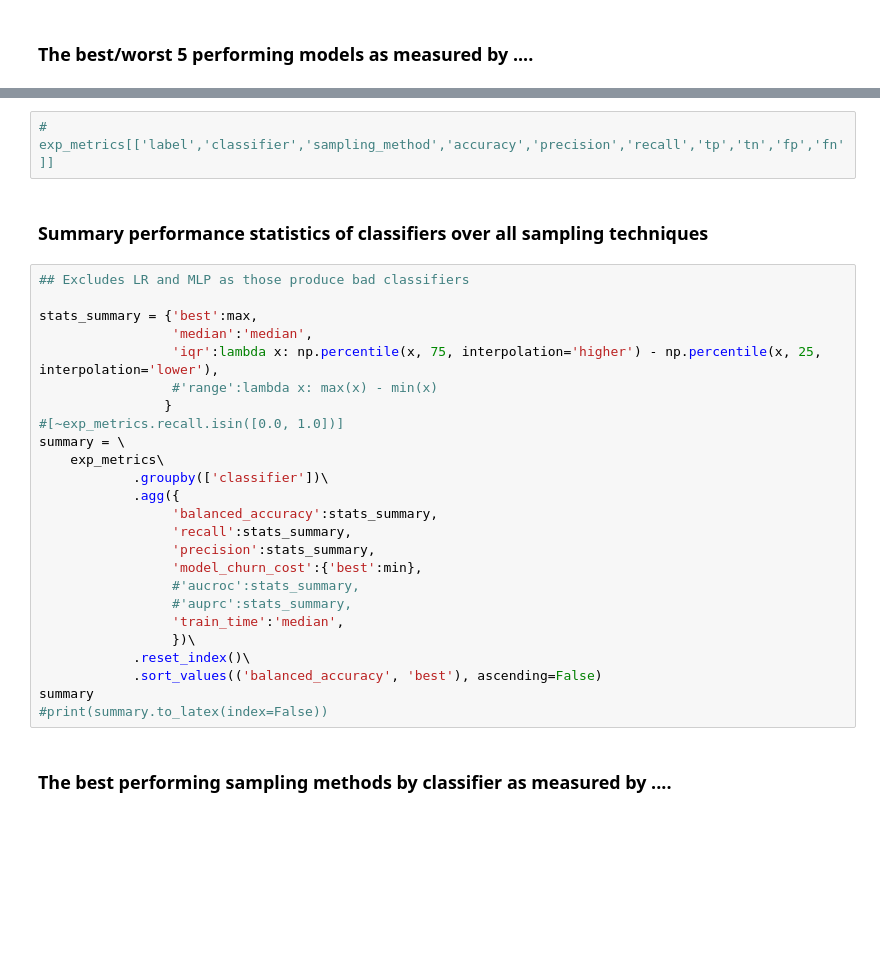
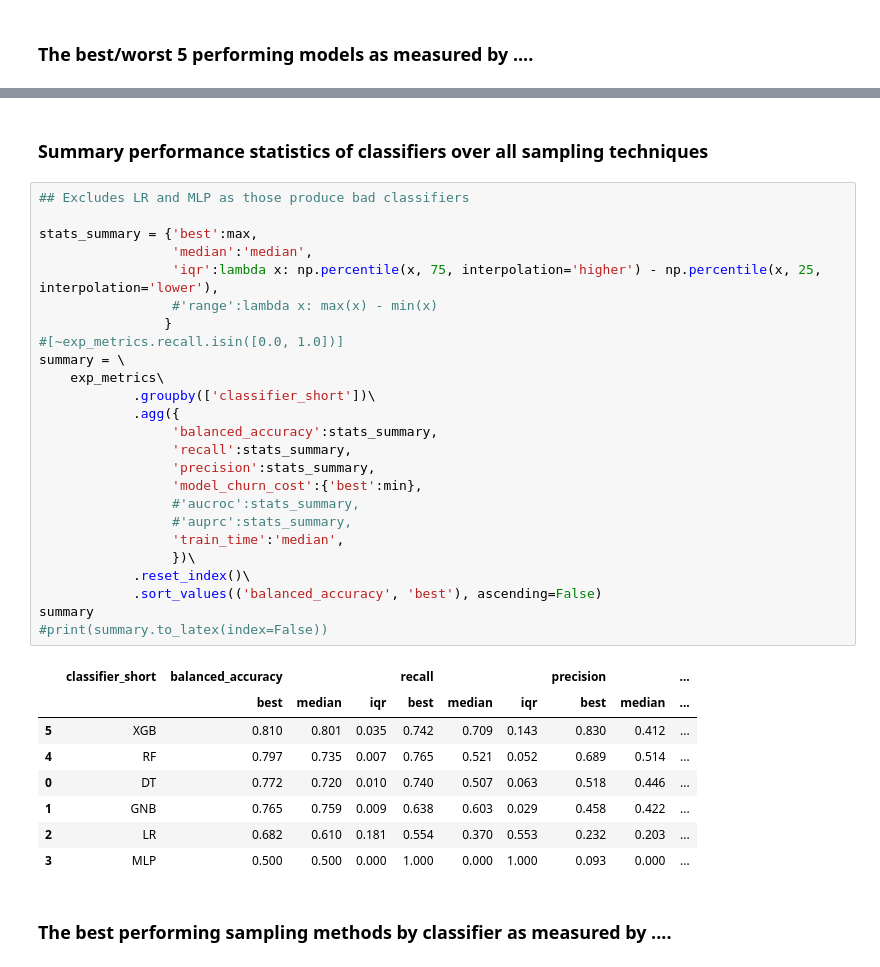
Before and after one commit to d18124313/dissertation, a Jupyter notebook: Analysis Exp 1.1.ipynb, the cells around one changed output, grey strips where cells are left out. Saved outputs shown, nothing was run; the diff lists cells and outputs as text; blank space fills up the shorter version.

```diff
--- a/Analysis Exp 1.1.ipynb
+++ b/Analysis Exp 1.1.ipynb
@@ -159,32 +151,39 @@ Getting worst results for ['balanced_accuracy', 'recall', 'model_churn_cost'] /
-# %%
-# exp_metrics[['label','classifier','sampling_method','accuracy','precision','recall','tp','tn','fp','fn']]
 # %% [markdown]
 ### Summary performance statistics of classifiers over all sampling techniques
 # %%
 ## Excludes LR and MLP as those produce bad classifiers
 
 stats_summary = {'best':max,
                  'median':'median',
                  'iqr':lambda x: np.percentile(x, 75, interpolation='higher') - np.percentile(x, 25, interpolation='lower'),
                  #'range':lambda x: max(x) - min(x)
                 }
 #[~exp_metrics.recall.isin([0.0, 1.0])]
 summary = \
     exp_metrics\
-            .groupby(['classifier'])\
+            .groupby(['classifier_short'])\
             .agg({
                  'balanced_accuracy':stats_summary,
                  'recall':stats_summary,
                  'precision':stats_summary,
                  'model_churn_cost':{'best':min},
                  #'aucroc':stats_summary,
                  #'auprc':stats_summary,
                  'train_time':'median',
                  })\
             .reset_index()\
             .sort_values(('balanced_accuracy', 'best'), ascending=False)
 summary
 #print(summary.to_latex(index=False))
+# %% [output]
+|  | classifier_short | balanced_accuracy |  |  | recall |  |  | precision |  | ... |
+|  |  | best | median | iqr | best | median | iqr | best | median | ... |
+| 5 | XGB | 0.810 | 0.801 | 0.035 | 0.742 | 0.709 | 0.143 | 0.830 | 0.412 | ... |
+| 4 | RF | 0.797 | 0.735 | 0.007 | 0.765 | 0.521 | 0.052 | 0.689 | 0.514 | ... |
+| 0 | DT | 0.772 | 0.720 | 0.010 | 0.740 | 0.507 | 0.063 | 0.518 | 0.446 | ... |
+| 1 | GNB | 0.765 | 0.759 | 0.009 | 0.638 | 0.603 | 0.029 | 0.458 | 0.422 | ... |
+| 2 | LR | 0.682 | 0.610 | 0.181 | 0.554 | 0.370 | 0.553 | 0.232 | 0.203 | ... |
+| 3 | MLP | 0.500 | 0.500 | 0.000 | 1.000 | 0.000 | 1.000 | 0.093 | 0.000 | ... |
 # %% [markdown]
 ### The best performing sampling methods by classifier as measured by ....
 # %%
```
Also changed, not shown: parts of 19 cells of this notebook, 4 other files.
